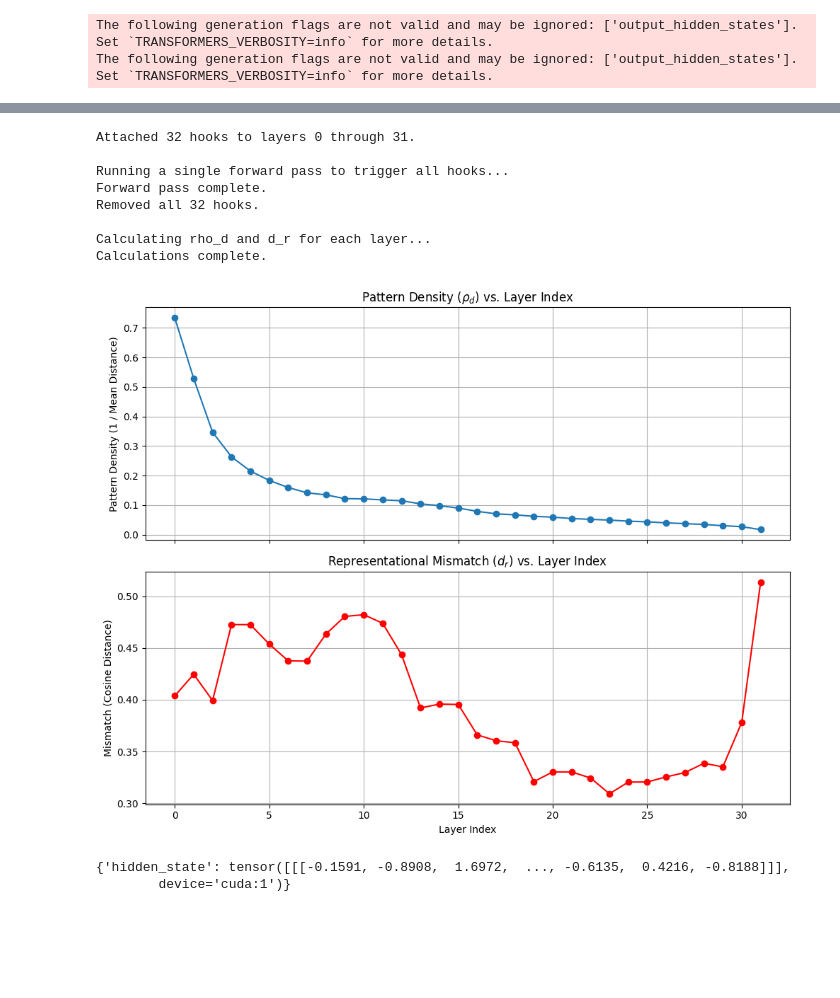
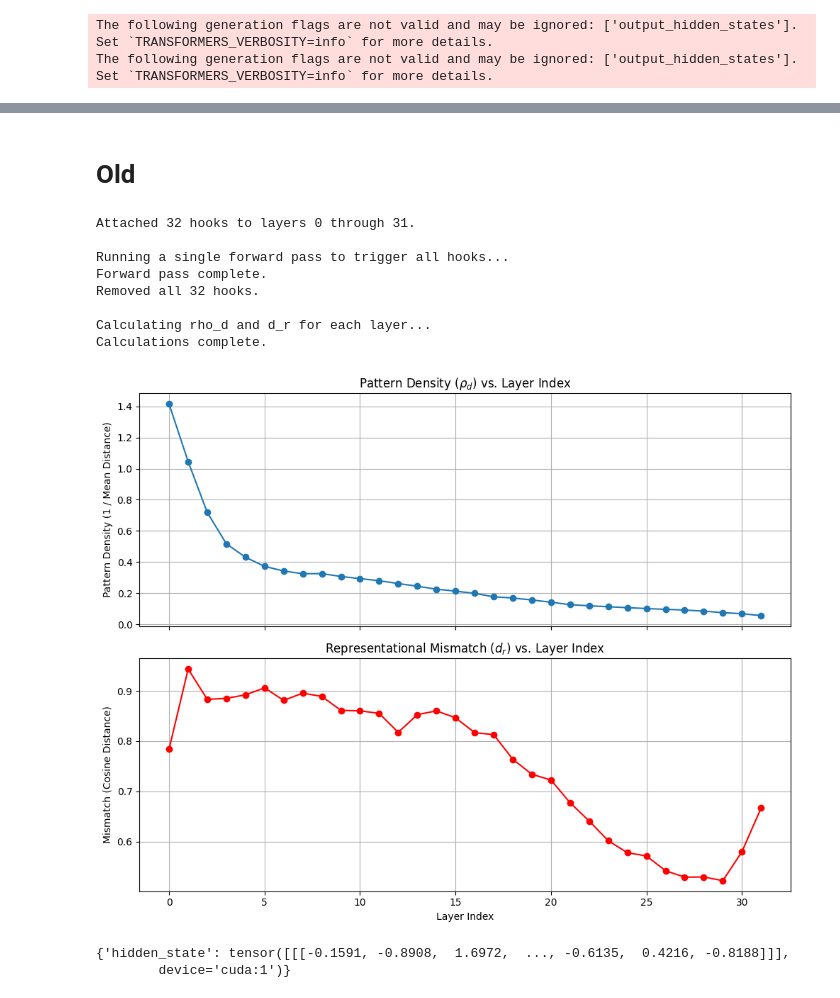
Before and after one commit to eeen17/ucct, a Jupyter notebook: explore.ipynb, the cells around one changed output, grey strips where cells are left out. Saved outputs shown, nothing was run; the diff lists cells and outputs as text; code cells hidden in the pictures; blank space fills up the shorter version.

Commit message:
more examples

```diff
--- a/explore.ipynb
+++ b/explore.ipynb
@@ -24,3 +240,5 @@ The following generation flags are not valid and may be ignored: ['output_hidden
+# %% [markdown]
+# Old
 # %%
 # A dictionary to store the output we want to capture
 all_layer_outputs = {}
@@ -43,8 +261,8 @@ for i in range(num_layers):
 
 print(f"Attached {len(hook_handles)} hooks to layers 0 through {num_layers-1}.")
 
-task_instruction = "Translate from English to French."
-anchor_examples = ["the cat is black -> le chat est noir", "the dog is white -> le chien est blanc"]
+task_instruction = "Identify the pattern"
+anchor_examples = ["3 - 2 = 5", "8 - 5 = 13", "3 - 6 = 9"]
 # Note: For a real experiment, you'd process each part of the anchor example separately
 # to get the vector for 'cat', 'chat', 'dog', 'chien', etc. This is a simplification.
 
@@ -98,34 +316,34 @@ for i in range(num_layers):
 print("Calculations complete.")
 
 # --- Step 6: Visualize the Results ---
 fig, (ax1, ax2) = plt.subplots(2, 1, figsize=(10, 8), sharex=True)
 layer_indices = list(range(num_layers))
 
 # Plot Pattern Density
 ax1.plot(layer_indices, rho_d_by_layer, marker='o', linestyle='-')
 ax1.set_title('Pattern Density ($\\rho_d$) vs. Layer Index')
 ax1.set_ylabel('Pattern Density (1 / Mean Distance)')
 ax1.grid(True)
 
 # Plot Representational Mismatch
 ax2.plot(layer_indices, d_r_by_layer, marker='o', linestyle='-', color='r')
 ax2.set_title('Representational Mismatch ($d_r$) vs. Layer Index')
 ax2.set_ylabel('Mismatch (Cosine Distance)')
 ax2.set_xlabel('Layer Index')
 ax2.grid(True)
 
 plt.tight_layout()
 plt.show()
 # %% [output]
 Attached 32 hooks to layers 0 through 31.
 
 Running a single forward pass to trigger all hooks...
 Forward pass complete.
 Removed all 32 hooks.
 
 Calculating rho_d and d_r for each layer...
 Calculations complete.
-[figure, old version]
+[figure, new version]
 # %%
 
 # # Now, run a forward pass with your text
```
Also changed, not shown: parts of 2 cells of this notebook.
